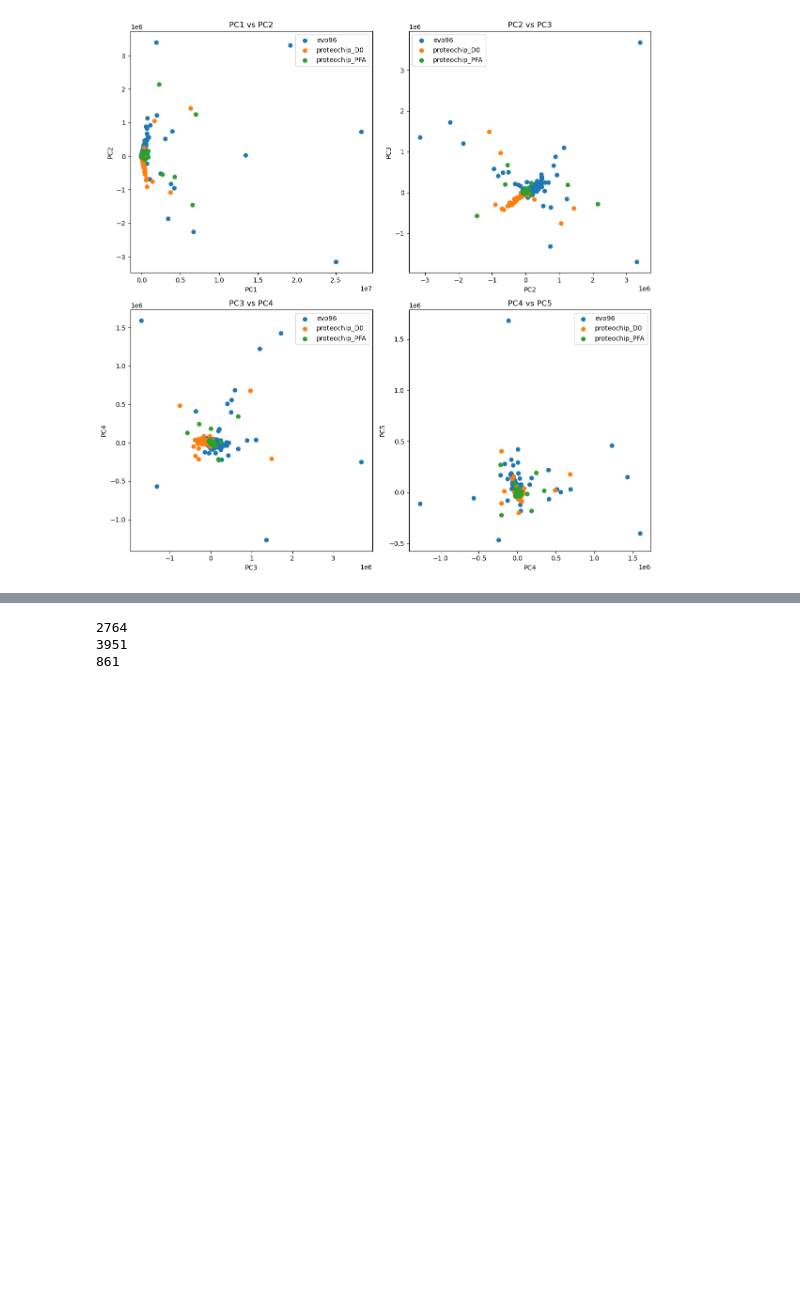
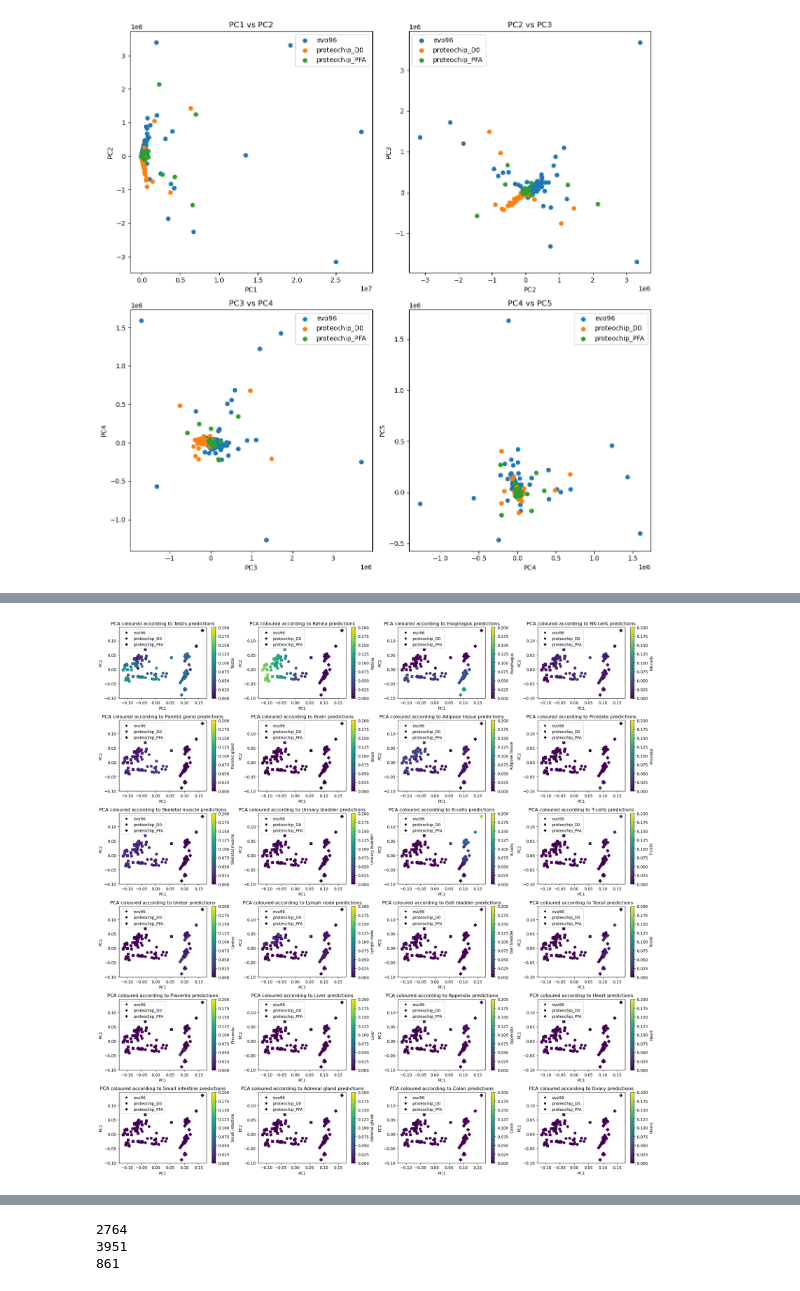
Before and after one commit to TineClaeys/MLMarker, a Jupyter notebook: Projects/organoids_pauline/Organoids_MLMarker_smapleprep_SCP.ipynb, the cells around one changed output, grey strips where cells are left out. Saved outputs shown, nothing was run; the diff lists cells and outputs as text; code cells hidden in the pictures; blank space fills up the shorter version.

```diff
--- a/Projects/organoids_pauline/Organoids_MLMarker_smapleprep_SCP.ipynb
+++ b/Projects/organoids_pauline/Organoids_MLMarker_smapleprep_SCP.ipynb
@@ -387,0 +346,53 @@ plt.show()
+# %%
+fig, axs = plt.subplots(6, 4, figsize=(20, 20))  # Create a figure with 6 rows and 4 columns
+
+# Apply PCA for dimensionality reduction
+pca = PCA(n_components=2)
+reduced_data = pca.fit_transform(prediction_df.drop(columns=['sample', 'dataset', 'n_proteins']))
+df_pca = pd.DataFrame(reduced_data, columns=['PC1', 'PC2'])
+df_pca[['Testis', 'Retina', 'Parotid gland', 'Brain', 'Adipose tissue', 'Prostate', 'NK-cells',
+'Skeletal muscle', 'Urinary bladder', 'B-cells', 'Esophagus', 'T-cells', 'Ureter',
+'Lymph node', 'Gall bladder', 'Tonsil', 'Placenta', 'Liver', 'Appendix', 'Heart',
+'Small intestine', 'Adrenal gland', 'Colon', 'Ovary']] = prediction_df.iloc[:, 3:]
+df_pca[['sample', 'dataset']] = prediction_df[['sample', 'dataset']]
+
+#add a column that states the number of proteins in the sample
+
+
+tissues = ['Testis', 'Retina', 'Esophagus', 'NK-cells', 'Parotid gland', 'Brain', 'Adipose tissue', 'Prostate', 'Skeletal muscle', 'Urinary bladder', 'B-cells', 'T-cells', 'Ureter', 'Lymph node', 'Gall bladder', 'Tonsil', 'Placenta', 'Liver', 'Appendix', 'Heart', 'Small intestine', 'Adrenal gland', 'Colon', 'Ovary']
+
+for i, t in enumerate(tissues):
+    row = i // 4  # Calculate the row index
+    col = i % 4  # Calculate the column index
+
+    ax = axs[row, col]  # Select the current subplot
+
+    scatter = ax.scatter(df_pca['PC1'], df_pca['PC2'], c=df_pca[t], cmap='viridis', vmin=0, vmax=0.2)
+
+    # Change marker type according to the dataset column
+    markers = ['o', 's', 'D']  # Define marker types for each dataset
+
+    for j, dataset in enumerate(df_pca['dataset'].unique()):
+        indices = df_pca['dataset'] == dataset
+        ax.scatter(df_pca.loc[indices, 'PC1'], df_pca.loc[indices, 'PC2'], c=df_pca.loc[indices, t], cmap='viridis', marker=markers[j], label=dataset, vmin=0, vmax=0.2)
+
+    # Add legend for marker type
+    legend_markers = [plt.Line2D([0], [0], marker=marker, color='w', label=dataset, markerfacecolor='k') for marker, dataset in zip(markers, df_pca['dataset'].unique())]
+    ax.legend(handles=legend_markers)
+
+    # Add colorbar
+    cbar = plt.colorbar(scatter, ax=ax)
+    cbar.set_label(t)
+
+    # Add labels and title
+    ax.set_title(f'PCA coloured according to {t} predictions')
+    ax.set_xlabel('PC1')
+    ax.set_ylabel('PC2')
+
+# Adjust the spacing between subplots
+plt.tight_layout()
+
+# Show the plot
+plt.show()
+# %% [output]
+[figure, added]
```
Also changed, not shown: parts of 54 cells of this notebook, 6 other files.
